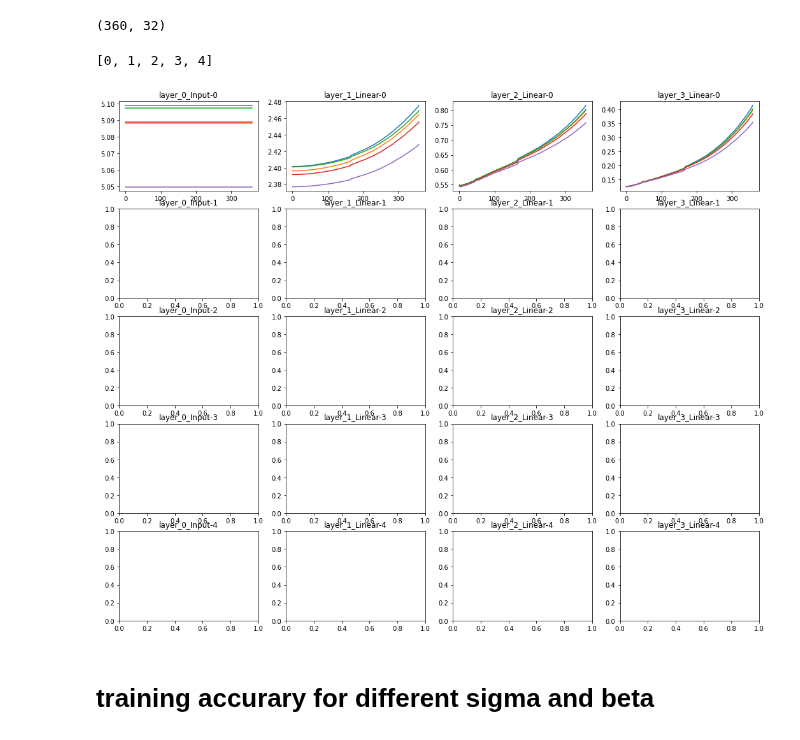
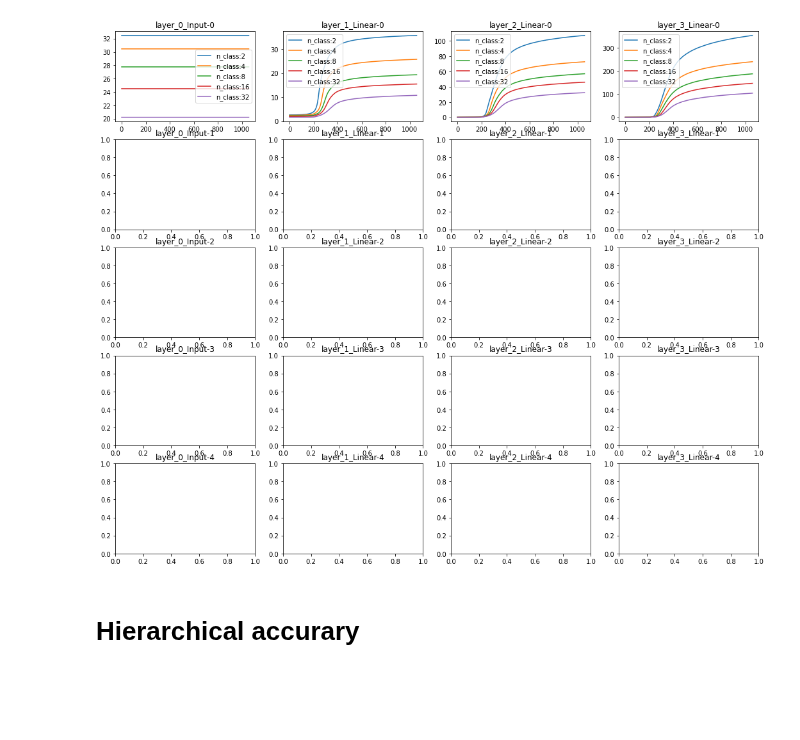
Before and after one commit to eghbalhosseini/neural_manifolds, a Jupyter notebook: manifold_distance_evolution.ipynb, the cells around one changed output. Cells and saved outputs as stored; diff of their text form; code cells hidden in the pictures; blank space fills up the shorter version.

Commit message:
figure 3 for icml

```diff
--- a/manifold_distance_evolution.ipynb
+++ b/manifold_distance_evolution.ipynb
@@ -15,4 +29,5 @@ def makehash():
 # %%
+# load distance data
 from utils import save_dir, analyze_dir, result_dir
-model_identifier = 'NN-tree_nclass=64_nobj=64000_nhier=6_beta=0.016_sigma=0.833_nfeat=936-train_test-fixed'
+model_identifier = 'NN-tree_nclass=64_nobj=64000_nhier=6_beta=0.000161_sigma=5.0_nfeat=936-train_test-fixed'
 data_=pickle.load(open(os.path.join(save_dir,model_identifier, f'{model_identifier}_distance_pooled.pkl'),'rb'))
@@ -19,5 +45,8 @@ data_=pickle.load(open(os.path.join(save_dir,model_identifier, f'{model_identifi
 # %%
 dummy=[]
+epochs=[]
+batches=[]
 for k,item in data_['distance_results']['layer_1_Linear'][0].items():
-    print(f"{item['epoch']},{item['batchidx']}")
+    epochs.append(item['epoch'])
+    batches.append(item['batchidx'])
     dummy.append(item['epoch']*10000+item['batchidx'])
@@ -44,31 +54,28 @@ TypeError: unsupported operand type(s) for *: 'collections.defaultdict' and 'int
 fixed_idx=np.argsort(dummy)
 # %%
 layer_dist_over_time=[]
+
 for layer in data_['distance_results'].keys():
     hier_distance_over_time=[]
     for hier in data_['distance_results'][layer].keys():
         distance_over_time=[]
-        for key,item in data_['distance_results'][layer][hier].items():
-            distance_over_time.append(item['distance'].mean(axis=1))
-        hier_distance_over_time.append(np.stack(distance_over_time))
+        if hier!='epoch':
+            for key,item in data_['distance_results'][layer][hier].items():
+                distance_over_time.append(item['distance'].mean(axis=1))
+            hier_distance_over_time.append(dict(data=np.stack(distance_over_time),id=item['identifier']))
     layer_dist_over_time.append(hier_distance_over_time)
-# %%
-hier_data.shape
-# %% [output]
-(360, 32)
-# %%
-list(data_['distance_results']xf.keys())
-# %% [output]
-[0, 1, 2, 3, 4]
 # %%
 fig, axes = plt.subplots(len(layer_dist_over_time[0]), len(layer_dist_over_time), figsize=(18, 15))
+
 for k,layer_data in enumerate(layer_dist_over_time):
         for m, hier_data in enumerate(layer_data):
                 axes[m,k].set_title(f"{list(data_['distance_results'].keys())[k]}-{list(data_['distance_results']['layer_0_Input'].keys())[m]}")
-                axes[0,k].plot(hier_data.mean(axis=1)[fixed_idx])
+                #axes[0,k].plot(hier_data.mean(axis=1)[fixed_idx])
+                axes[0,k].plot(hier_data['data'].mean(axis=1),label=f"n_class:{hier_data['data'].shape[1]}")
+                axes[0,k].legend()
 # %% [output]
-[figure, old version]
+[figure, new version]
-# %% [markdown]
-# training accurary for different sigma and beta
+# %% [markdown]
+# Hierarchical accurary
 # %%
 from utils import save_dir, analyze_dir
```
Also changed, not shown: parts of 16 cells of this notebook, 6 other files.
